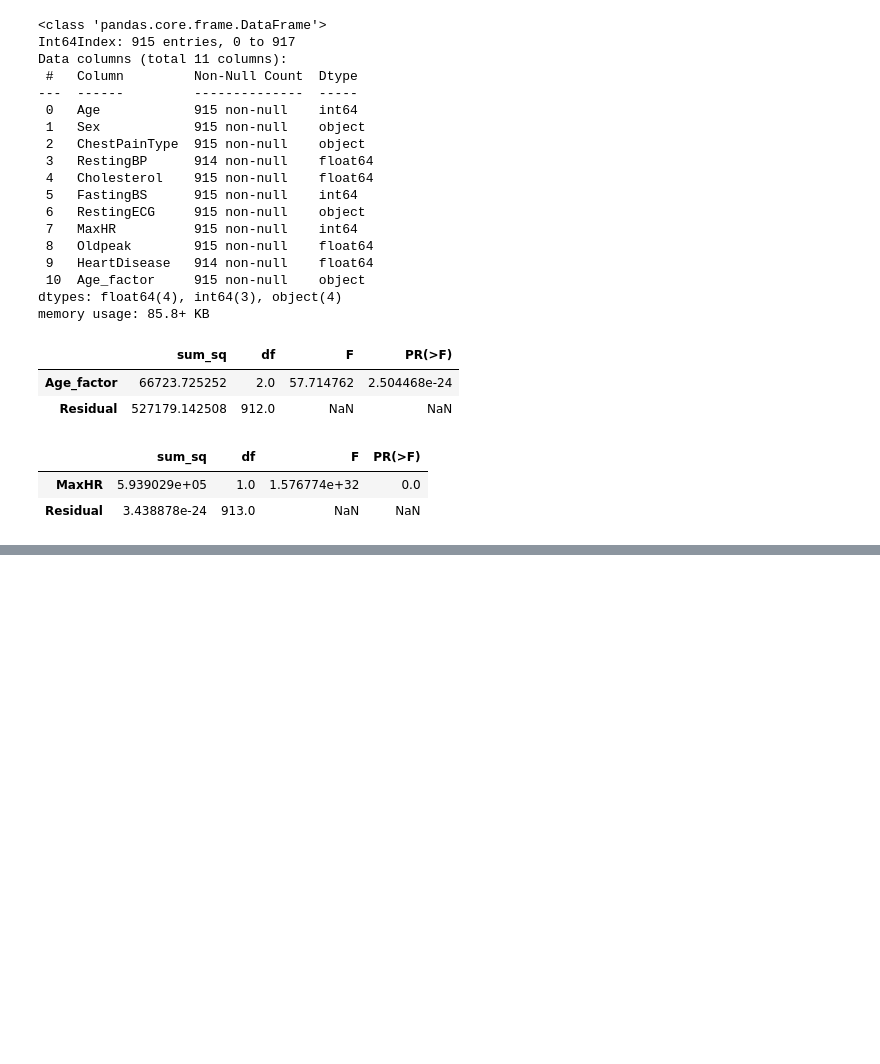
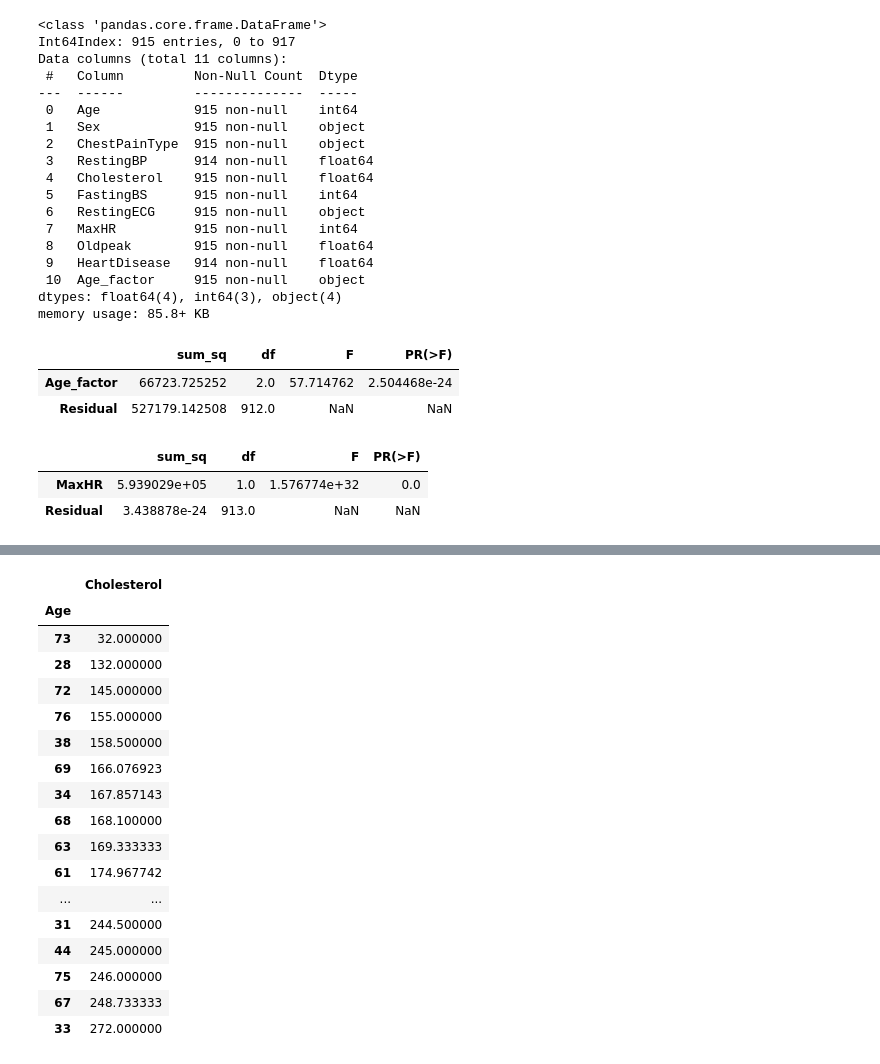
Before and after one commit to Kirandeep2806/Begin-With-ML, a Jupyter notebook: BeginWithML.ipynb, the cells around one changed output, grey strips where cells are left out. Cells and saved outputs as stored; diff of their text form; code cells hidden in the pictures; blank space fills up the shorter version.

Commit message:
Binning .staging

```diff
--- a/BeginWithML.ipynb
+++ b/BeginWithML.ipynb
@@ -589,0 +643,25 @@ anova_table
+# %%
+# let's use binning method to create 10 bins of Age w.r.t Cholesterol
+
+Age_Table = data.groupby("Age").agg({"Cholesterol" : "mean"}).sort_values("Cholesterol", ascending=True)
+# %%
+Age_Table
+# %% [output]
+|  | Cholesterol |
+| Age |  |
+| 73 | 32.000000 |
+| 28 | 132.000000 |
+| 72 | 145.000000 |
+| 76 | 155.000000 |
+| 38 | 158.500000 |
+| 69 | 166.076923 |
+| 34 | 167.857143 |
+| 68 | 168.100000 |
+| 63 | 169.333333 |
+| 61 | 174.967742 |
+| ... | ... |
+| 31 | 244.500000 |
+| 44 | 245.000000 |
+| 75 | 246.000000 |
+| 67 | 248.733333 |
+| 33 | 272.000000 |
```
Also changed, not shown: parts of 7 cells of this notebook.
